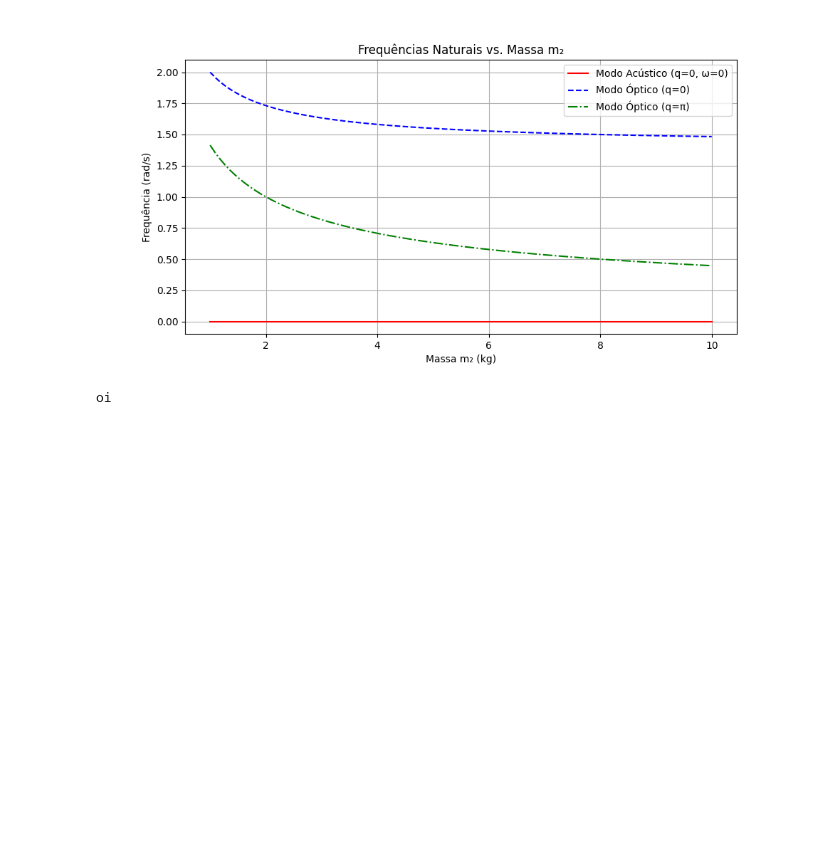
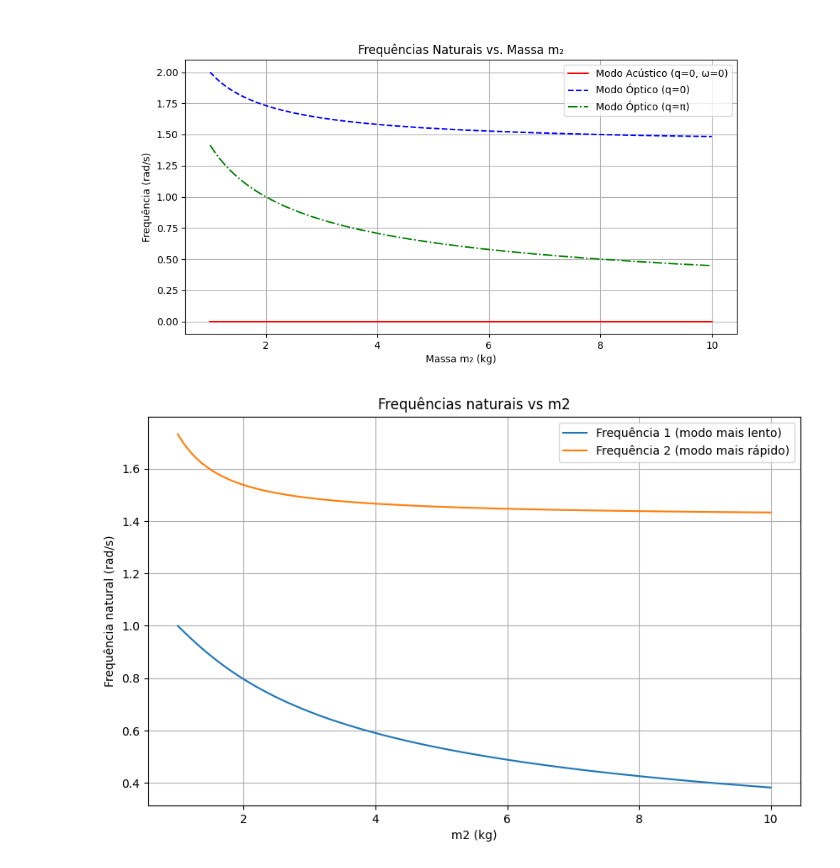
Before and after one commit to vinanit/Atividade_4_Fisica_computacional, a Jupyter notebook: Av4.ipynb, the cells around one changed output. Cells and saved outputs as stored; diff of their text form; code cells hidden in the pictures; blank space fills up the shorter version.

```diff
--- a/Av4.ipynb
+++ b/Av4.ipynb
@@ -110,8 +170,53 @@ plt.show()
 # %% [output]
 [figure]
 # %%
-print("oi")
+import numpy as np
+from scipy.linalg import eigh
+import matplotlib.pyplot as plt
+
+# Dados fixos
+m1 = 1  # kg
+k = 1   # N/m
+
+# Função para montar e resolver o sistema massa-mola
+def calcular_frequencias(m2):
+    # Matriz de massa (diagonal)
+    M = np.diag([m1, m2])
+
+    # Matriz de rigidez com condição periódica (cíclica)
+    K = np.array([
+        [2*k, -k],
+        [-k, 2*k]
+    ])
+
+    # Resolver o problema generalizado: Kx = w² Mx
+    # eigh retorna autovalores (w²) e autovetores
+    w2, modos = eigh(K, M)
+    frequencias = np.sqrt(w2)
+
+    return frequencias, modos
+
+# Testar para diferentes valores de m2
+valores_m2 = np.linspace(1, 10, 100)
+frequencias1 = []
+frequencias2 = []
+
+for m2 in valores_m2:
+    f, _ = calcular_frequencias(m2)
+    frequencias1.append(f[0])
+    frequencias2.append(f[1])
+
+# Plotar
+plt.figure(figsize=(10,6))
+plt.plot(valores_m2, frequencias1, label='Frequência 1 (modo mais lento)')
+plt.plot(valores_m2, frequencias2, label='Frequência 2 (modo mais rápido)')
+plt.xlabel('m2 (kg)')
+plt.ylabel('Frequência natural (rad/s)')
+plt.title('Frequências naturais vs m2')
+plt.grid(True)
+plt.legend()
+plt.show()
 # %% [output]
-oi
+[figure, added]
 # %% [markdown]
 ![alt text](enunciado_2.png)
```
Also changed, not shown: parts of 3 cells of this notebook.
